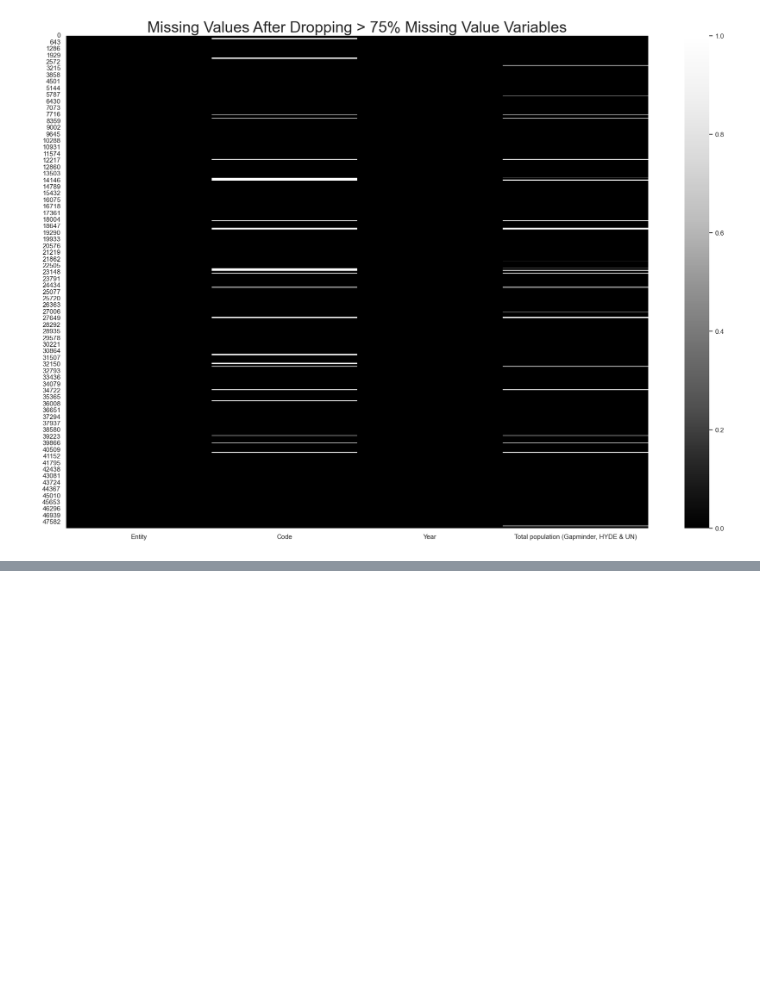
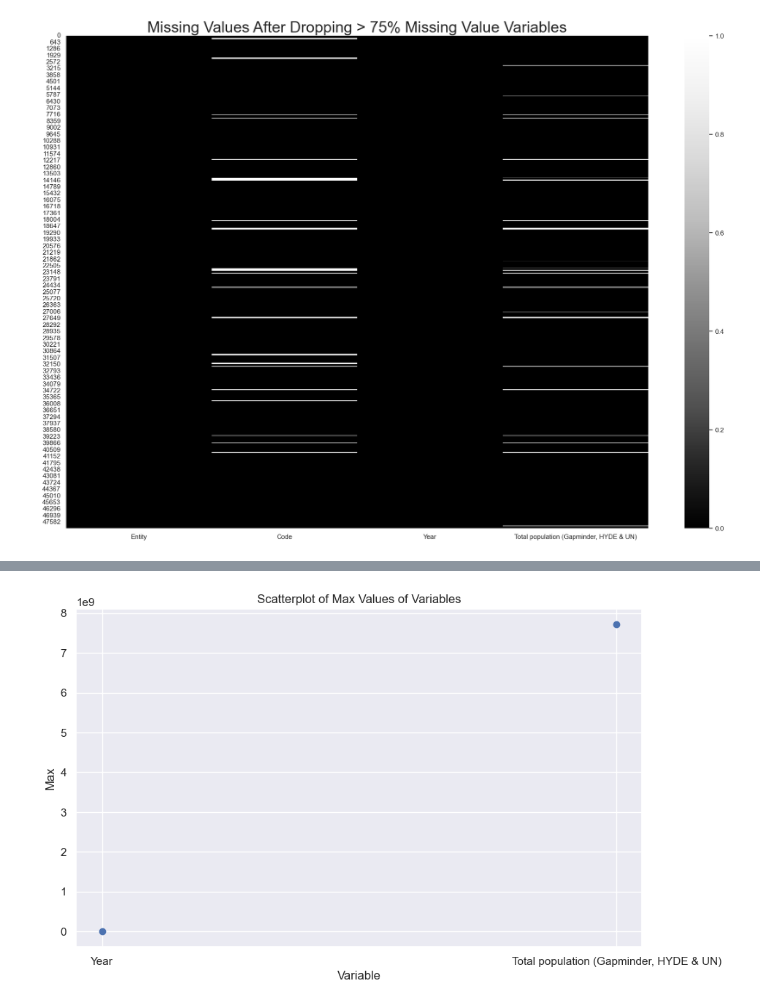
Before and after one commit to sba23416/SBA23416_StrategicThinkingCA2, a Jupyter notebook: Per-Capita-Plastic-Waste-Vs-Gdp-Per-Capita-Final.ipynb, the cells around one changed output, grey strips where cells are left out. Cells and saved outputs as stored; diff of their text form; code cells hidden in the pictures; blank space fills up the shorter version.

```diff
--- a/Per-Capita-Plastic-Waste-Vs-Gdp-Per-Capita-Final.ipynb
+++ b/Per-Capita-Plastic-Waste-Vs-Gdp-Per-Capita-Final.ipynb
@@ -361,0 +404,9 @@ plt.show()
+# %%
+fig, ax = plt.subplots(figsize=(10,6))
+ax.scatter(summary["Variable"], summary["Max"])
+ax.set_xlabel("Variable")
+ax.set_ylabel("Max")
+ax.set_title("Scatterplot of Max Values of Variables")
+plt.show();
+# %% [output]
+[figure, added]
```
Also changed, not shown: parts of 19 cells of this notebook.
